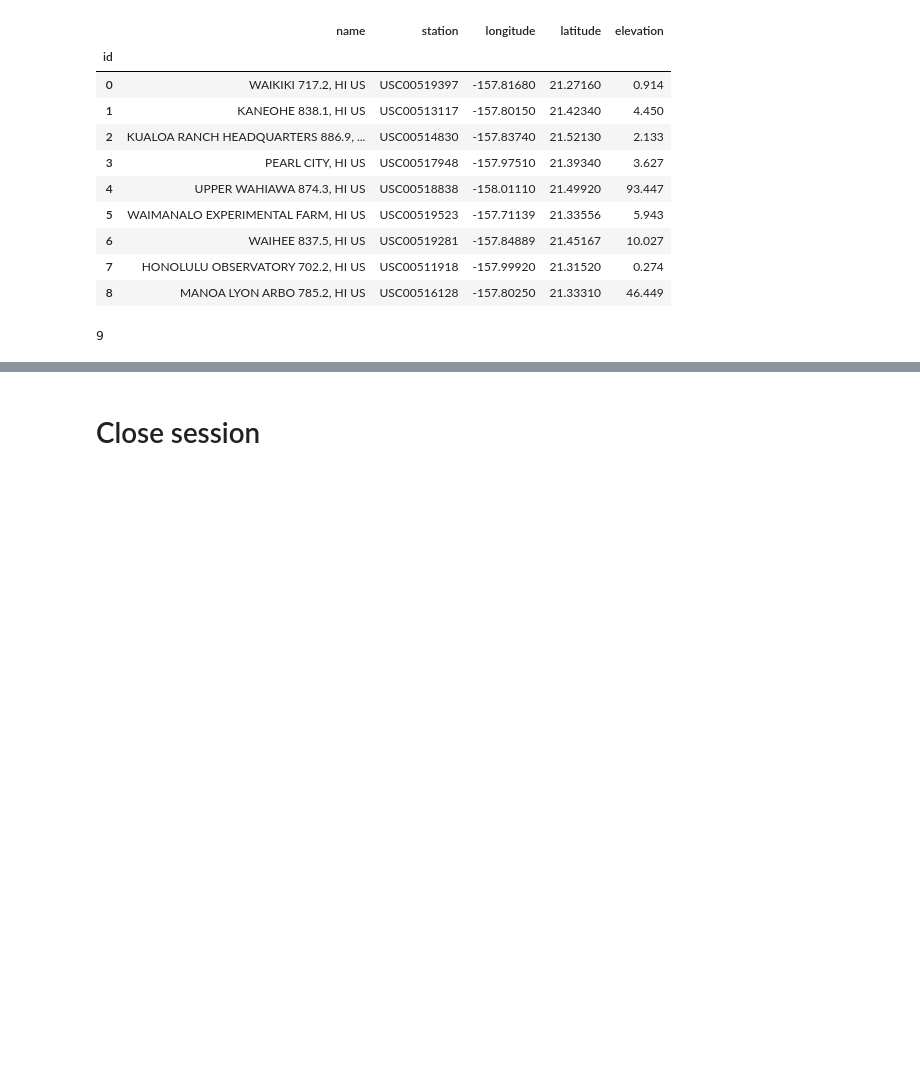
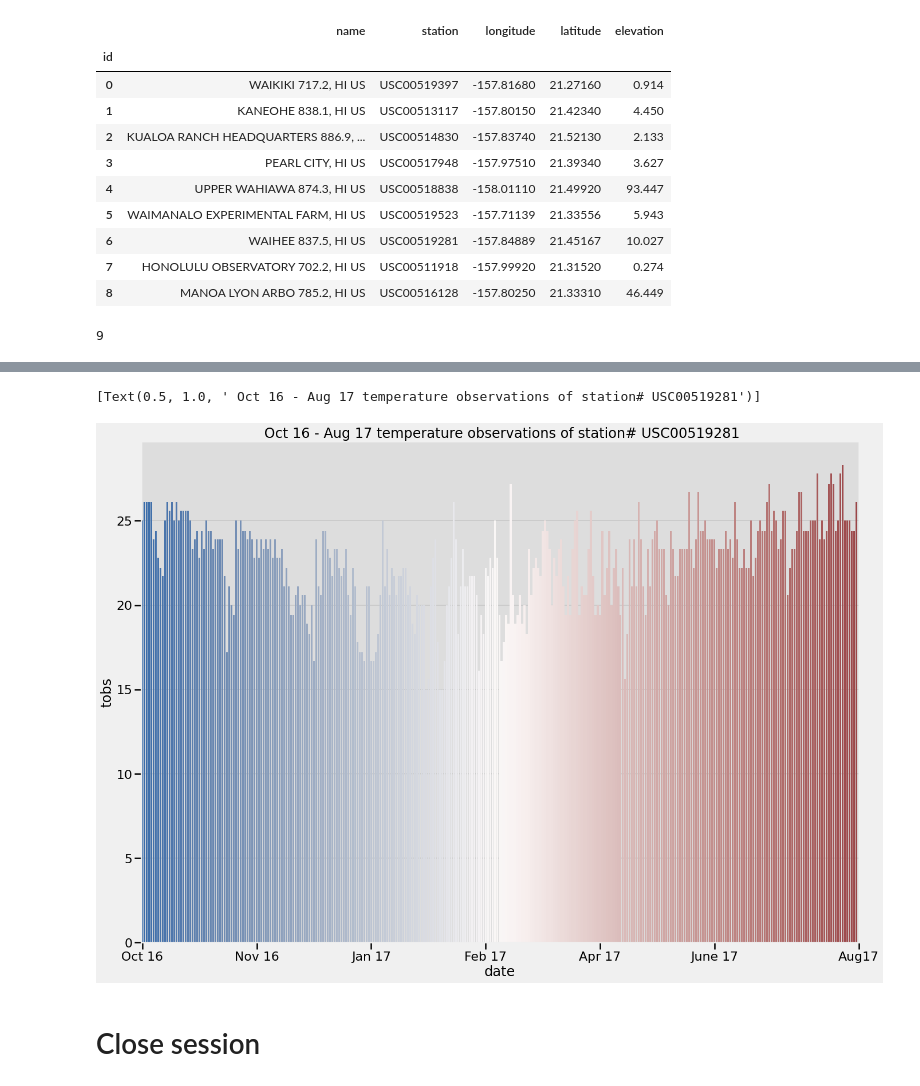
Before and after one commit to ubnas1/sqlalchemy-challenge, a Jupyter notebook: SurfsUp/climate_starter.ipynb, the cells around one changed output, grey strips where cells are left out. Drawn from its saved outputs; the diff is of its cells as text; code cells hidden in the pictures; blank space fills up the shorter version.

```diff
--- a/SurfsUp/climate_starter.ipynb
+++ b/SurfsUp/climate_starter.ipynb
@@ -192,3 +301,15 @@ stations_count
+# %%
+# plot the results as a histogram
+
+sns.set_context("poster")
+sns.set_style(rc = {'axes.facecolor': '#DDDDDD'})
+ax = sns.barplot(y= "tobs", x = "date", data = bussiest_station_1_year_df, palette=("vlag"))
+ax.set_xticks([0, 50, 100, 150, 200, 250, 313])
+ax.set(xticklabels=(['Oct 16','Nov 16','Jan 17','Feb 17', 'Apr 17', 'June 17', 'Aug17']))
+ax.set(title=' Oct 16 - Aug 17 temperature observations of station# USC00519281')
+# %% [output]
+[Text(0.5, 1.0, ' Oct 16 - Aug 17 temperature observations of station# USC00519281')]
+[figure, added]
 # %% [markdown]
 # Close session
 # %%
```
Also changed, not shown: parts of 14 cells of this notebook.
